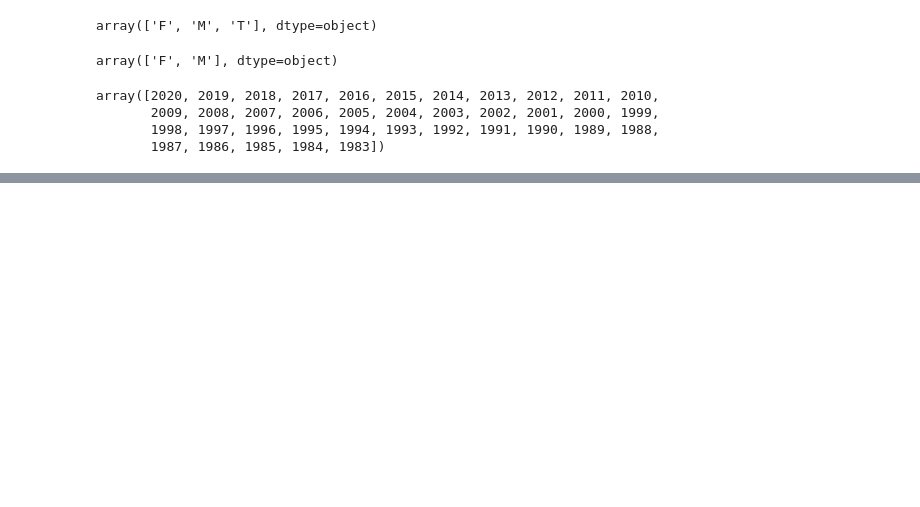
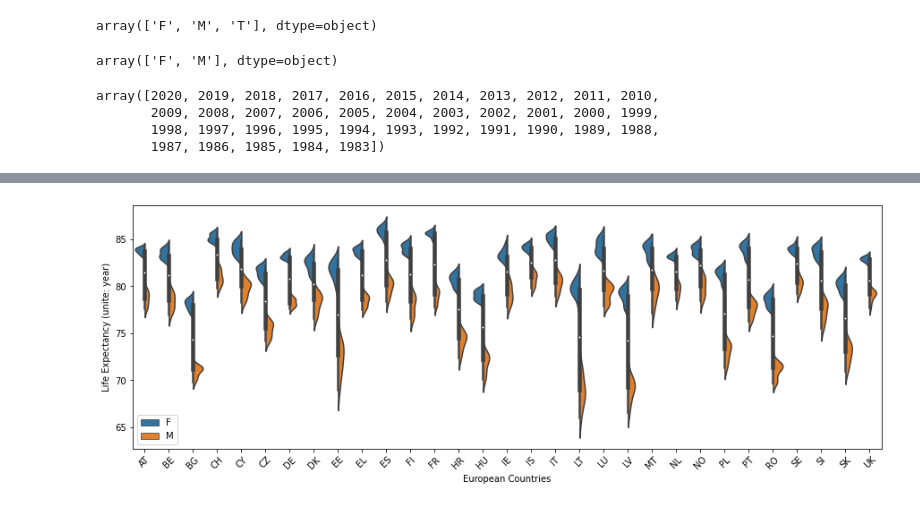
Before and after one commit to ywu223/Capstone1_Compsognathus, a Jupyter notebook: Project_1_LingLv.ipynb, the cells around one changed output, grey strips where cells are left out. Cells and saved outputs as stored; diff of their text form; code cells hidden in the pictures; blank space fills up the shorter version.

Commit message:
work on the project 1 jupyter note plot violin plot

```diff
--- a/Project_1_LingLv.ipynb
+++ b/Project_1_LingLv.ipynb
@@ -25,3 +28,6 @@ life_df.head(1)
+# %%
+life_df = life_df.drop(life_df[life_df['geography']=='EU27_2020'].index)
+life_df = life_df.drop(life_df[life_df['geography']=='EU28'].index)
 # %%
 life_df['sex'].unique()
 # %% [output]
@@ -90,0 +104,3 @@ life_pop_eu_df.shape
+# %%
+life_df_ana = life_df.reset_index()
+life_df_ana.head()
@@ -90,0 +137,10 @@ life_pop_eu_df.shape
+# %%
+plt.figure(figsize=(15,5))
+chart = sns.violinplot(x='geography', y='value', data = life_df_ana, width=0.8, hue='sex', split=True)
+chart.set_xticklabels(chart.get_xticklabels(), rotation=45)
+chart.legend(loc=3)
+plt.ylabel('Life Expectancy (unite: year)')
+plt.xlabel('European Countries')
+plt.show()
+# %% [output]
+[figure, added]
```
Also changed, not shown: parts of 24 cells of this notebook.
